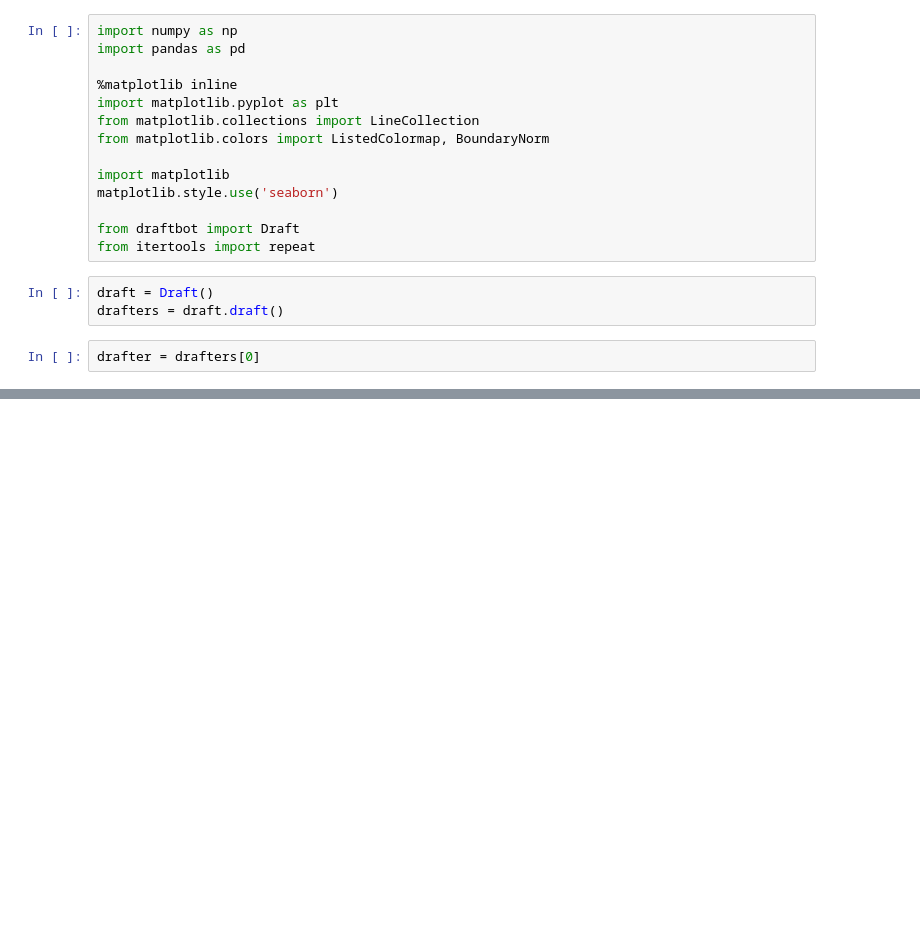
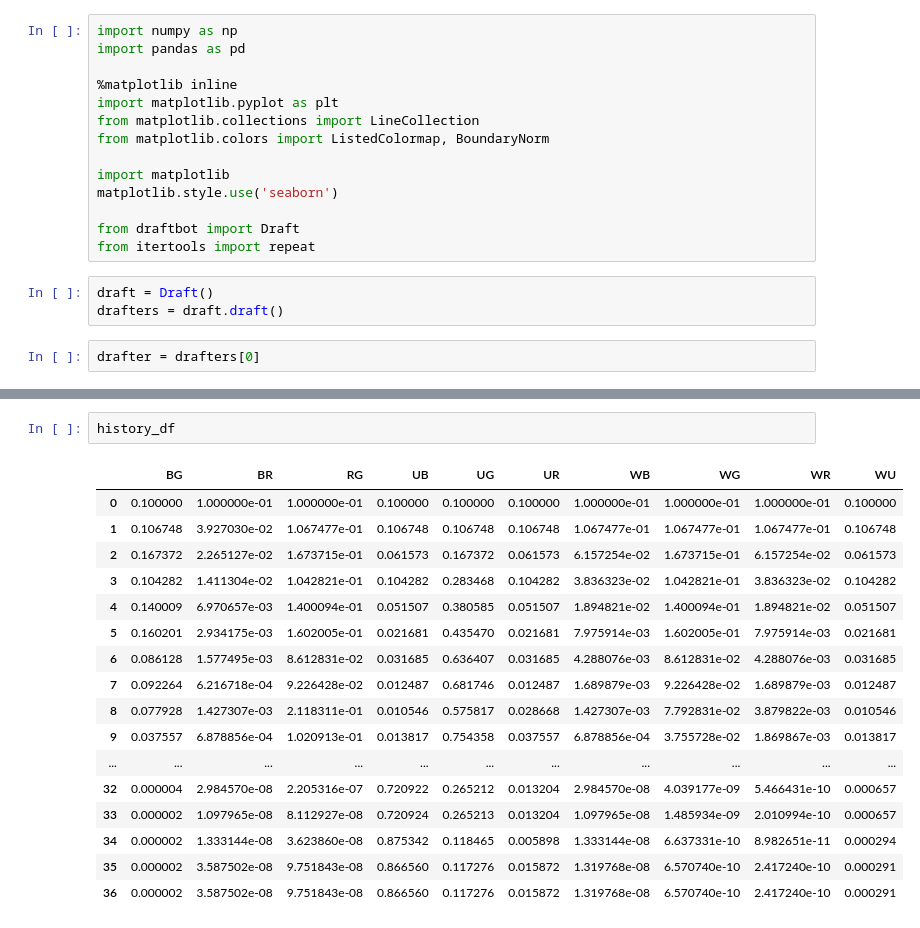
Before and after one commit to madrury/mtg-draftbot, a Jupyter notebook: draft-experiments.ipynb, the cells around one changed output, grey strips where cells are left out. Drawn from its saved outputs; the diff is of its cells as text; blank space fills up the shorter version.

```diff
--- a/draft-experiments.ipynb
+++ b/draft-experiments.ipynb
@@ -103,0 +96,20 @@ ax.set_ylim(0, 34)
+# %%
+history_df
+# %% [output]
+|  | BG | BR | RG | UB | UG | UR | WB | WG | WR | WU |
+| 0 | 0.100000 | 1.000000e-01 | 1.000000e-01 | 0.100000 | 0.100000 | 0.100000 | 1.000000e-01 | 1.000000e-01 | 1.000000e-01 | 0.100000 |
+| 1 | 0.106748 | 3.927030e-02 | 1.067477e-01 | 0.106748 | 0.106748 | 0.106748 | 1.067477e-01 | 1.067477e-01 | 1.067477e-01 | 0.106748 |
+| 2 | 0.167372 | 2.265127e-02 | 1.673715e-01 | 0.061573 | 0.167372 | 0.061573 | 6.157254e-02 | 1.673715e-01 | 6.157254e-02 | 0.061573 |
+| 3 | 0.104282 | 1.411304e-02 | 1.042821e-01 | 0.104282 | 0.283468 | 0.104282 | 3.836323e-02 | 1.042821e-01 | 3.836323e-02 | 0.104282 |
+| 4 | 0.140009 | 6.970657e-03 | 1.400094e-01 | 0.051507 | 0.380585 | 0.051507 | 1.894821e-02 | 1.400094e-01 | 1.894821e-02 | 0.051507 |
+| 5 | 0.160201 | 2.934175e-03 | 1.602005e-01 | 0.021681 | 0.435470 | 0.021681 | 7.975914e-03 | 1.602005e-01 | 7.975914e-03 | 0.021681 |
+| 6 | 0.086128 | 1.577495e-03 | 8.612831e-02 | 0.031685 | 0.636407 | 0.031685 | 4.288076e-03 | 8.612831e-02 | 4.288076e-03 | 0.031685 |
+| 7 | 0.092264 | 6.216718e-04 | 9.226428e-02 | 0.012487 | 0.681746 | 0.012487 | 1.689879e-03 | 9.226428e-02 | 1.689879e-03 | 0.012487 |
+| 8 | 0.077928 | 1.427307e-03 | 2.118311e-01 | 0.010546 | 0.575817 | 0.028668 | 1.427307e-03 | 7.792831e-02 | 3.879822e-03 | 0.010546 |
+| 9 | 0.037557 | 6.878856e-04 | 1.020913e-01 | 0.013817 | 0.754358 | 0.037557 | 6.878856e-04 | 3.755728e-02 | 1.869867e-03 | 0.013817 |
+| ... | ... | ... | ... | ... | ... | ... | ... | ... | ... | ... |
+| 32 | 0.000004 | 2.984570e-08 | 2.205316e-07 | 0.720922 | 0.265212 | 0.013204 | 2.984570e-08 | 4.039177e-09 | 5.466431e-10 | 0.000657 |
+| 33 | 0.000002 | 1.097965e-08 | 8.112927e-08 | 0.720924 | 0.265213 | 0.013204 | 1.097965e-08 | 1.485934e-09 | 2.010994e-10 | 0.000657 |
+| 34 | 0.000002 | 1.333144e-08 | 3.623860e-08 | 0.875342 | 0.118465 | 0.005898 | 1.333144e-08 | 6.637331e-10 | 8.982651e-11 | 0.000294 |
+| 35 | 0.000002 | 3.587502e-08 | 9.751843e-08 | 0.866560 | 0.117276 | 0.015872 | 1.319768e-08 | 6.570740e-10 | 2.417240e-10 | 0.000291 |
+| 36 | 0.000002 | 3.587502e-08 | 9.751843e-08 | 0.866560 | 0.117276 | 0.015872 | 1.319768e-08 | 6.570740e-10 | 2.417240e-10 | 0.000291 |
```
Also changed, not shown: parts of 8 cells of this notebook.
